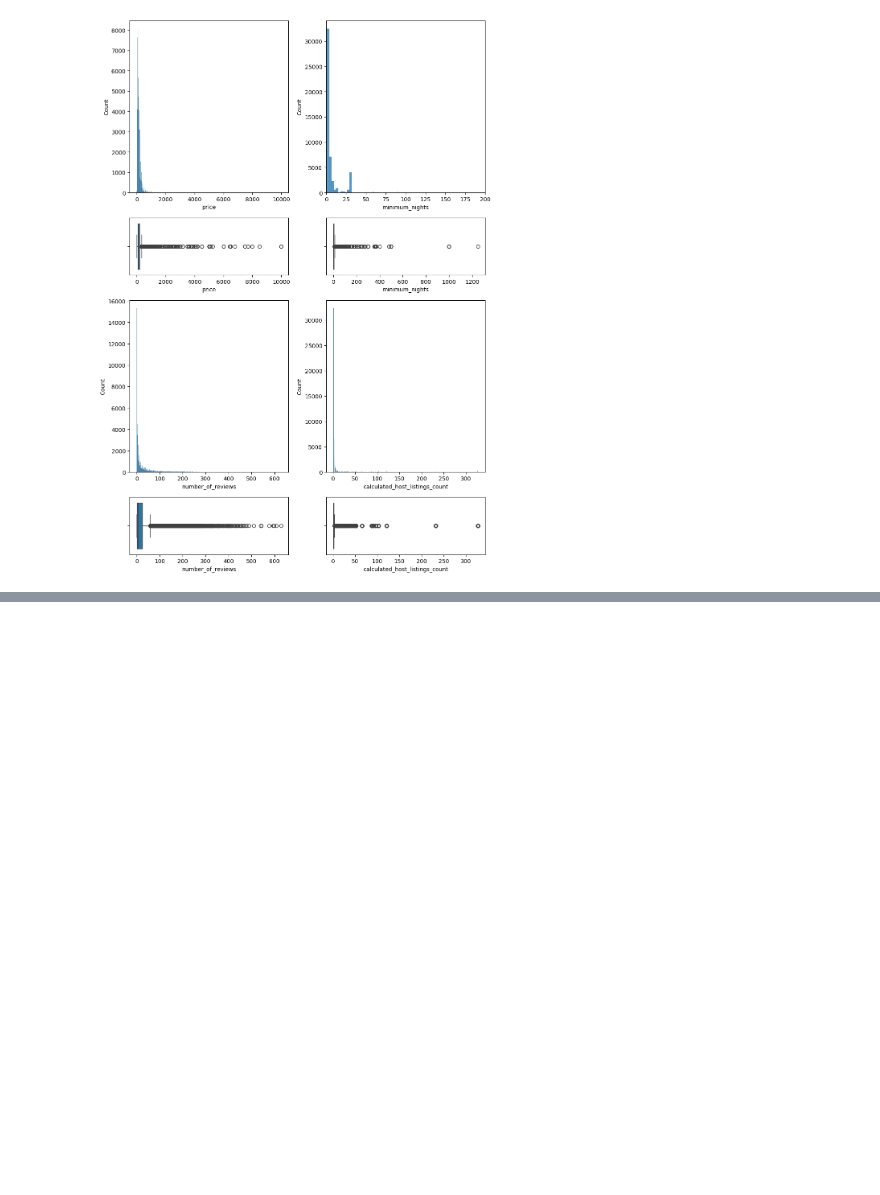
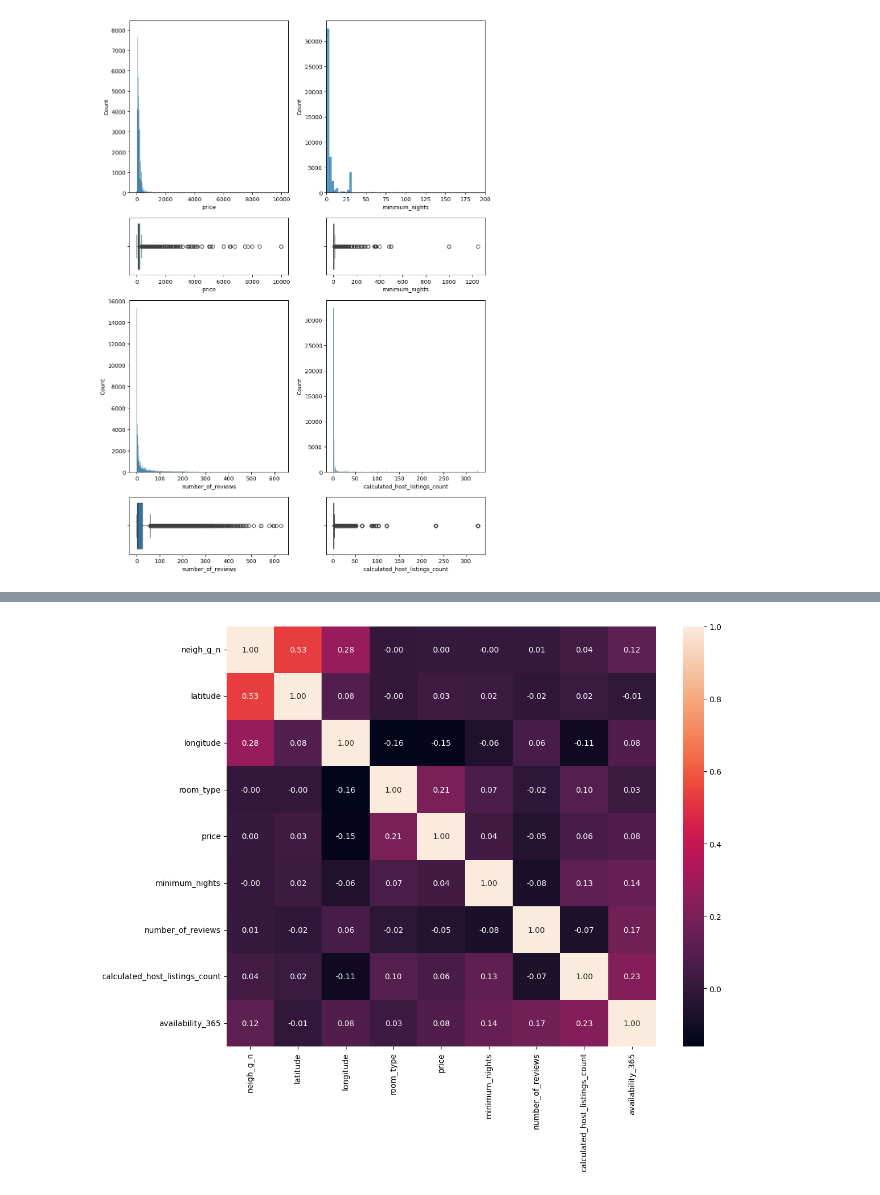
Before and after one commit to 4GeeksAcademy/ivandla96-Proyeto-EDA1, a Jupyter notebook: src/explore.ipynb, the cells around one changed output, grey strips where cells are left out. Cells and saved outputs as stored; diff of their text form; code cells hidden in the pictures; blank space fills up the shorter version.

```diff
--- a/src/explore.ipynb
+++ b/src/explore.ipynb
@@ -135,0 +196,7 @@ plt.show()
+# %%
+total_data_c = total_data.copy()
+total_data_c['room_type_n'] = pd.factorize(total_data_c['room_type'])[0]
+total_data_c['neigh_g_n'] = pd.factorize(total_data_c['neighbourhood_group'])[0]
+
+print(total_data_c[['neigh_g_n','neighbourhood_group']].drop_duplicates())
+print(total_data_c[['room_type_n','room_type']].drop_duplicates())
@@ -135,0 +214,26 @@ plt.show()
+# %%
+import json
+import numpy as np
+total_data_c_n = {row["neighbourhood_group"]: row["neigh_g_n"] for index, row in total_data_c[["neigh_g_n", "neighbourhood_group"]].dropna().drop_duplicates().iterrows()}
+total_data_c_r = {row["room_type"]: row["room_type_n"] for index, row in total_data_c[["room_type_n", "room_type"]].dropna().drop_duplicates().iterrows()}
+print(total_data_c_n)
+print(total_data_c_r)
+
+# Escritura
+with open("./total_data_c_n.json", "w") as f:
+  json.dump(total_data_c_n, f)
+
+with open("./total_data_c_r.json", "w") as f:
+  json.dump(total_data_c_r, f)
+
+# Lectura
+with open("./total_data_c_n.json", "r") as f:
+  airbhb_n_ng = json.load(f)
+
+with open("./total_data_c_r.json", "r") as f:
+  airbhb_n_rt = json.load(f)
+
+total_data_c["neigh_g_n"] = total_data_c["neighbourhood_group"].apply(lambda x: airbhb_n_ng[x] if not pd.isna(x) else np.nan)
+total_data_c["room_type_n"] = total_data_c["room_type"].apply(lambda x: airbhb_n_rt[x] if not pd.isna(x) else np.nan)
+
+total_data_c
@@ -135,0 +256,14 @@ plt.show()
+# %%
+total_data_c["room_type"] = pd.factorize(total_data["room_type"])[0]
+total_data_c["neighbourhood_group"] = pd.factorize(total_data["neighbourhood_group"])[0]
+total_data_c["neighbourhood"] = pd.factorize(total_data["neighbourhood"])[0]
+
+fig, axis = plt.subplots(figsize = (12, 10))
+
+sns.heatmap(total_data_c[["neigh_g_n", "latitude", "longitude", "room_type", "price", "minimum_nights", "number_of_reviews", "calculated_host_listings_count", "availability_365"]].corr(), annot = True, fmt = ".2f")
+
+plt.tight_layout()
+
+plt.show()
+# %% [output]
+[figure, added]
```
Also changed, not shown: parts of 28 cells of this notebook, 2 other files.
